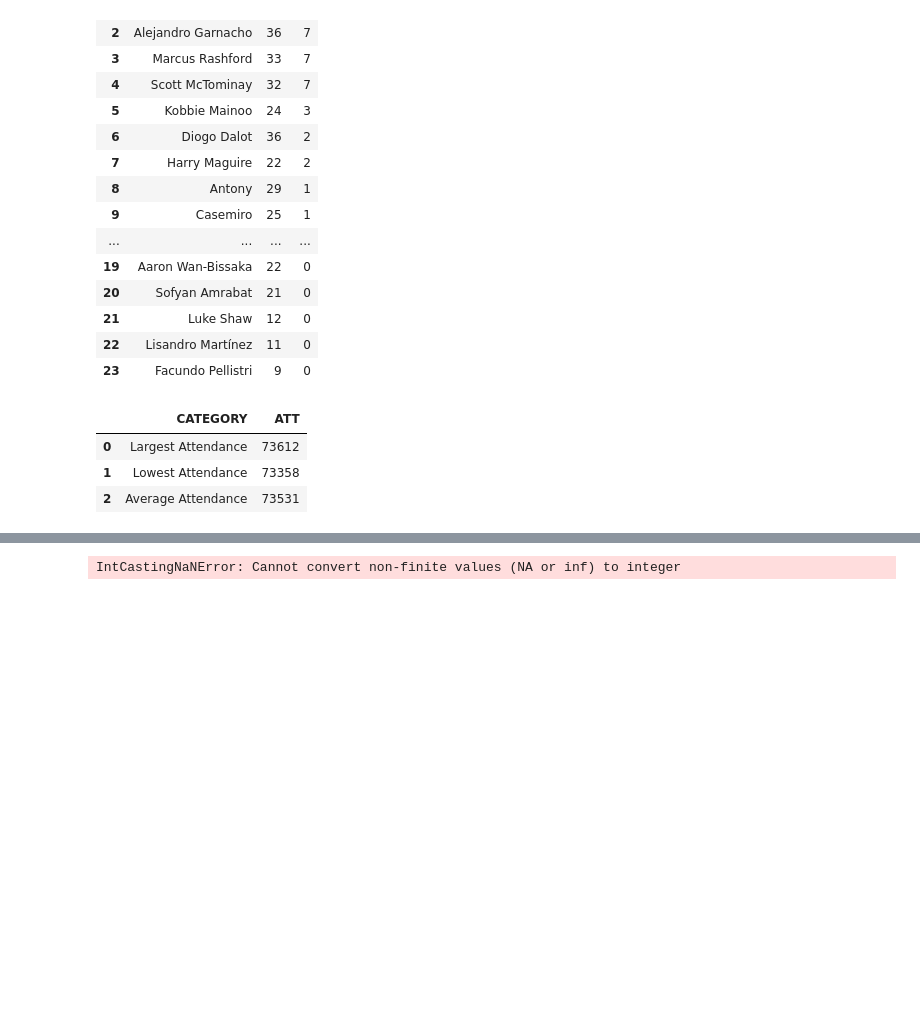
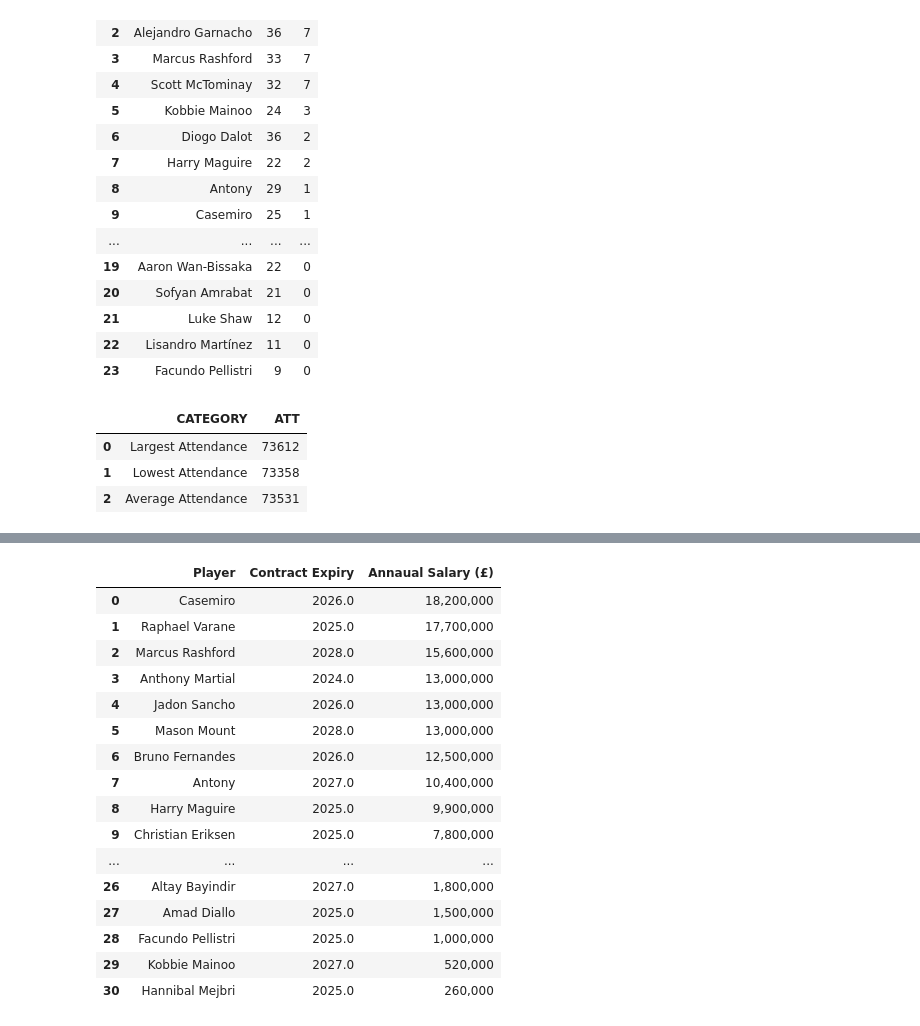
Before and after one commit to thapelomaloka/Man-United-2023-2024-Analysis, a Jupyter notebook: data cleaning.ipynb, the cells around one changed output, grey strips where cells are left out. Cells and saved outputs as stored; diff of their text form; code cells hidden in the pictures; blank space fills up the shorter version.

```diff
--- a/data cleaning.ipynb
+++ b/data cleaning.ipynb
@@ -175,5 +130,26 @@ salary
+# %%
+# Replace NaN with "2025"
+salary['Contract Expiry'].fillna("2025", inplace=True)
+# %%
+salary
+# %% [output]
+|  | Player | Contract Expiry | Annaual Salary (£) |
+| 0 | Casemiro | 2026.0 | 18,200,000 |
+| 1 | Raphael Varane | 2025.0 | 17,700,000 |
+| 2 | Marcus Rashford | 2028.0 | 15,600,000 |
+| 3 | Anthony Martial | 2024.0 | 13,000,000 |
+| 4 | Jadon Sancho | 2026.0 | 13,000,000 |
+| 5 | Mason Mount | 2028.0 | 13,000,000 |
+| 6 | Bruno Fernandes | 2026.0 | 12,500,000 |
+| 7 | Antony | 2027.0 | 10,400,000 |
+| 8 | Harry Maguire | 2025.0 | 9,900,000 |
+| 9 | Christian Eriksen | 2025.0 | 7,800,000 |
+| ... | ... | ... | ... |
+| 26 | Altay Bayindir | 2027.0 | 1,800,000 |
+| 27 | Amad Diallo | 2025.0 | 1,500,000 |
+| 28 | Facundo Pellistri | 2025.0 | 1,000,000 |
+| 29 | Kobbie Mainoo | 2027.0 | 520,000 |
+| 30 | Hannibal Mejbri | 2025.0 | 260,000 |
 # %%
 # Convert to integer type, which will remove the .0
 salary['Contract Expiry'] = salary['Contract Expiry'].astype(int)
-# %% [output]
-IntCastingNaNError: Cannot convert non-finite values (NA or inf) to integer
```
Also changed, not shown: parts of 16 cells of this notebook, 5 other files.
